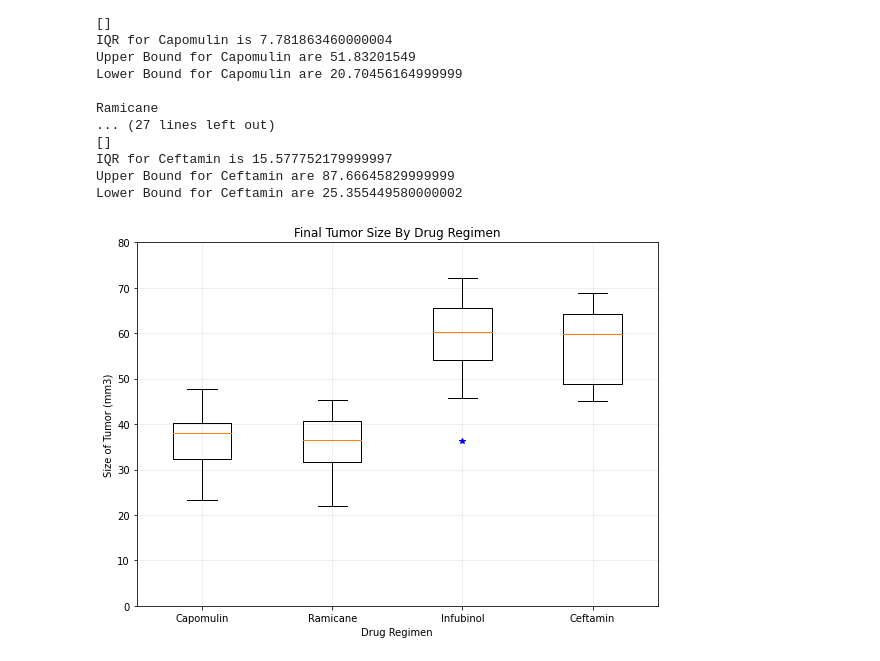
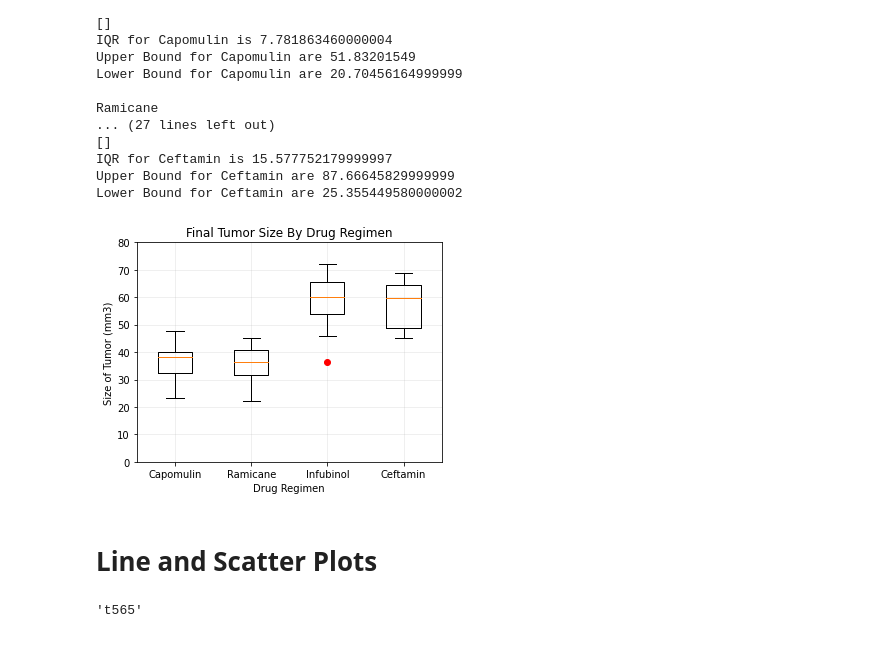
Before and after one commit to radioactivearm/matplotlib-challenge, a Jupyter notebook: Pymaceuticals/pymaceuticals_main.ipynb, the cells around one changed output. Cells and saved outputs as stored; diff of their text form; code cells hidden in the pictures.

Commit message:
finish graphs

```diff
--- a/Pymaceuticals/pymaceuticals_main.ipynb
+++ b/Pymaceuticals/pymaceuticals_main.ipynb
@@ -438,17 +334,19 @@ Upper Bound for Ceftamin are 87.66645829999999
 Lower Bound for Ceftamin are 25.355449580000002
 # %%
 # making a box plot
-plt.figure(figsize=(8,6))
-plt.boxplot(tumor_vol_data, labels=drugs, sym='b*')
+plt.figure(figsize=(5,4))
+plt.boxplot(tumor_vol_data, labels=drugs, sym='ro')
 
 plt.title('Final Tumor Size By Drug Regimen')
 plt.xlabel('Drug Regimen')
 plt.ylabel('Size of Tumor (mm3)')
 
 plt.ylim(0,80)
 plt.grid(alpha=.25)
 
 plt.tight_layout()
 plt.show()
 # %% [output]
-[figure, old version]
+[figure, new version]
+# %% [markdown]
+# Line and Scatter Plots
@@ -454,0 +363,6 @@ plt.show()
+# %%
+# selecting a random mouse
+a_mouse = random.choice(cap_mice['Mouse ID'])
+a_mouse
+# %% [output]
+'t565'
```
Also changed, not shown: parts of 34 cells of this notebook.
